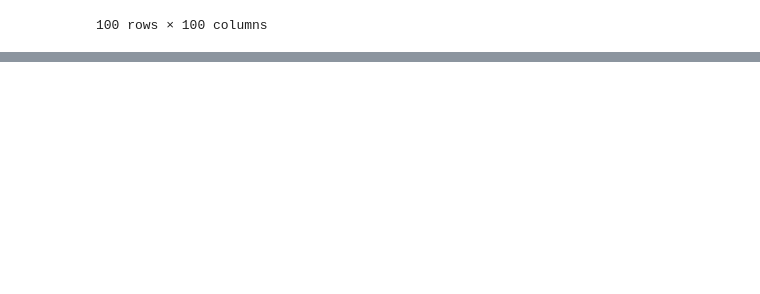
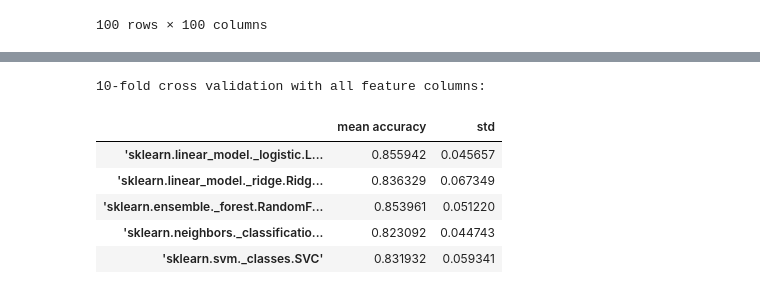
Before and after one commit to jupste/ml-project, a Jupyter notebook: project.ipynb, the cells around one changed output, grey strips where cells are left out. Drawn from its saved outputs; the diff is of its cells as text; code cells hidden in the pictures; blank space fills up the shorter version.

Commit message:
PCA and 10-fold cross validation

```diff
--- a/project.ipynb
+++ b/project.ipynb
@@ -108,3 +113,8 @@ pd.DataFrame(cov_mat, columns=combined.columns, index=combined.columns)
 | CS.mean | -0.094536 | 0.361607 | -0.097535 | 0.369056 | -0.072032 | 0.325892 | -0.102178 | 0.372212 | ... |
 | CS.std | -0.140840 | 0.329746 | -0.143369 | 0.335157 | -0.126197 | 0.295490 | -0.146973 | 0.340687 | ... |
 100 rows × 100 columns
+# %%
+model = pca(n_components=0.999)
+out = model.fit_transform(combined)
+strongest_predictors = out['topfeat'].query("type == 'best'")["feature"]
+print(strongest_predictors)
@@ -110,0 +139,37 @@ pd.DataFrame(cov_mat, columns=combined.columns, index=combined.columns)
+# %%
+def ten_fold_cross_validate(model, X_train, y_train):
+    cv = KFold(n_splits=10, shuffle=False)
+    scores = cross_val_score(model, X_train, y_train, cv=cv)
+    return scores.mean(), scores.std()
+# %%
+def validate_models(models, model_names, X_train, y_train):
+    result_data = np.zeros((len(models),2))
+    for i in range(len(models)):
+        scores = ten_fold_cross_validate(models[i], X_train, y_train)
+        result_data[i][0] = scores[0]
+        result_data[i][1] = scores[1]
+    return pd.DataFrame(result_data, columns=["mean accuracy", "std"], index=model_names)
+# %%
+models = [
+    LogisticRegression(max_iter=5000, class_weight="balanced"),
+    RidgeClassifier(class_weight="balanced"),
+    RandomForestClassifier(),
+    KNeighborsClassifier(),
+    SVC(class_weight="balanced")
+]
+model_names = [re.search(r"(?:').*(?:')", str(type(model))).group(0) for model in models]
+# %%
+train_data = prepare_train_data(pd.read_csv("npf_train.csv"))
+X_train = StandardScaler().fit_transform(train_data.drop(columns=["class2"]))
+y_train = train_data["class2"]
+
+print("10-fold cross validation with all feature columns:")
+validate_models(models, model_names, X_train, y_train)
+# %% [output]
+10-fold cross validation with all feature columns:
+|  | mean accuracy | std |
+| 'sklearn.linear_model._logistic.L... | 0.855942 | 0.045657 |
+| 'sklearn.linear_model._ridge.Ridg... | 0.836329 | 0.067349 |
+| 'sklearn.ensemble._forest.RandomF... | 0.853961 | 0.051220 |
+| 'sklearn.neighbors._classificatio... | 0.823092 | 0.044743 |
+| 'sklearn.svm._classes.SVC' | 0.831932 | 0.059341 |
```
Also changed, not shown: parts of 11 cells of this notebook.
